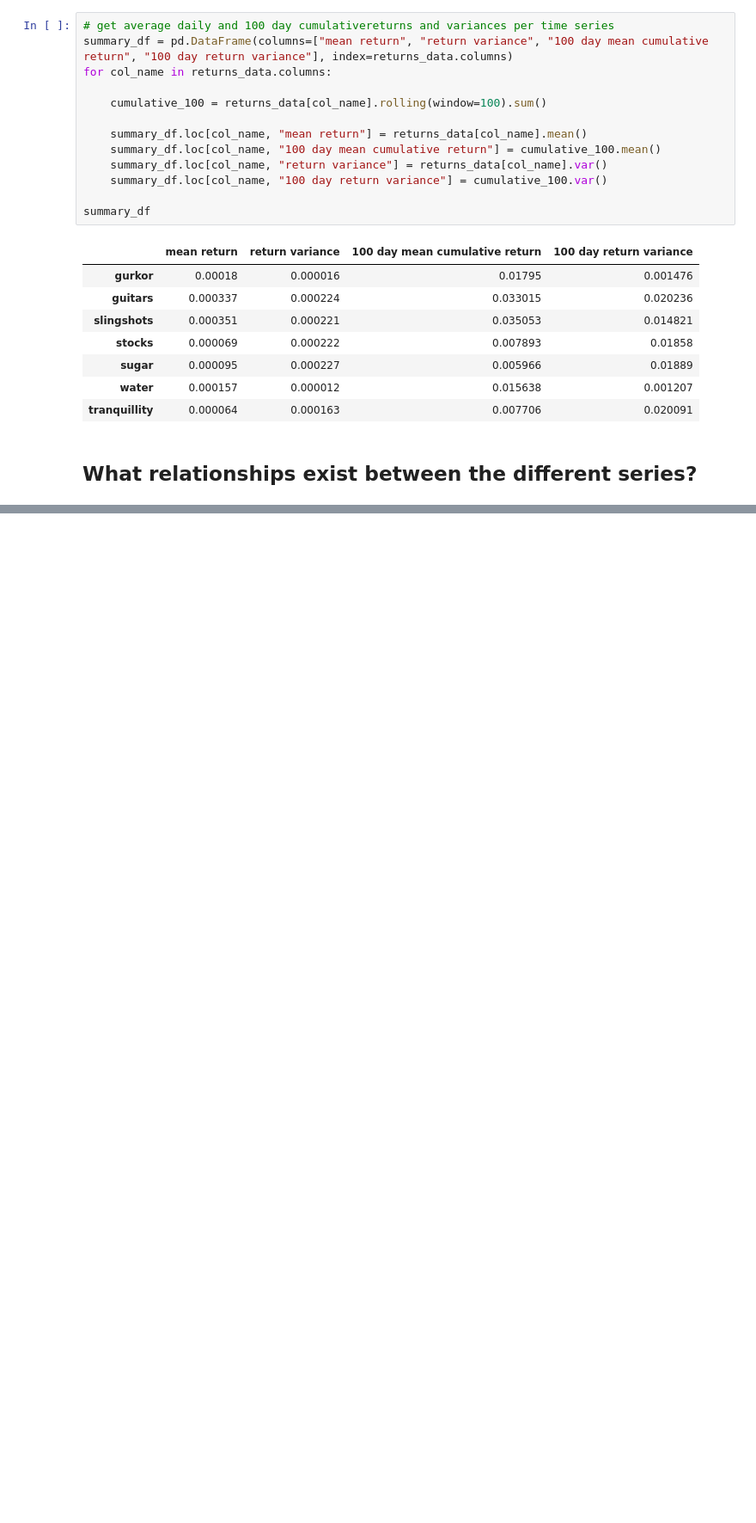
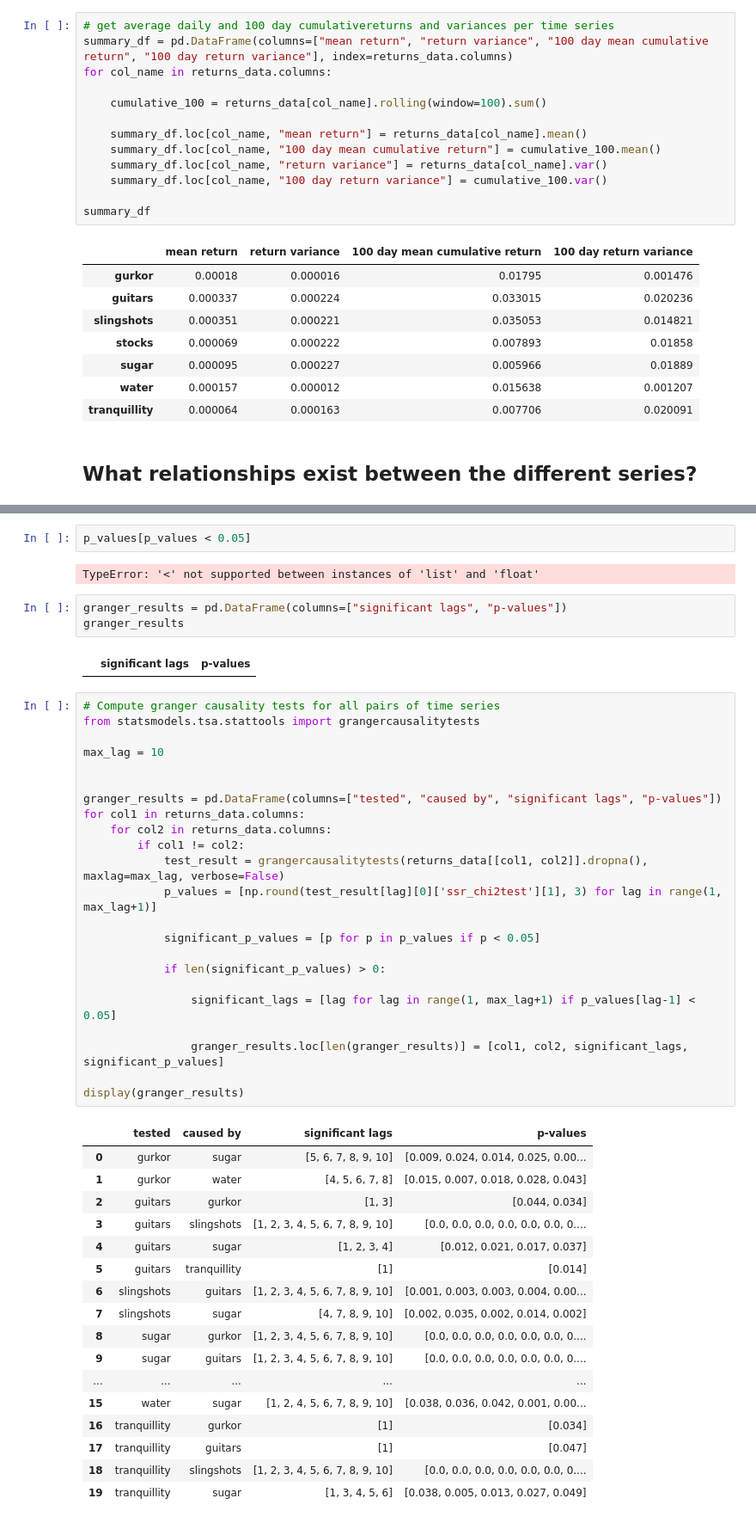
Before and after one commit to luprader/project_FTS, a Jupyter notebook: notebooks/task1_lukas.ipynb, the cells around one changed output, grey strips where cells are left out. Shown at 86% size. Cells and saved outputs as stored; diff of their text form; blank space fills up the shorter version.

```diff
--- a/notebooks/task1_lukas.ipynb
+++ b/notebooks/task1_lukas.ipynb
@@ -262,0 +299,50 @@ summary_df
+# %%
+p_values[p_values < 0.05]
+# %% [output]
+TypeError: '<' not supported between instances of 'list' and 'float'
+# %%
+granger_results = pd.DataFrame(columns=["significant lags", "p-values"])
+granger_results
+# %% [output]
+|  | significant lags | p-values |
+# %%
+# Compute granger causality tests for all pairs of time series
+from statsmodels.tsa.stattools import grangercausalitytests
+
+max_lag = 10
+
+
+granger_results = pd.DataFrame(columns=["tested", "caused by", "significant lags", "p-values"])
+for col1 in returns_data.columns:
+    for col2 in returns_data.columns:
+        if col1 != col2:
+            test_result = grangercausalitytests(returns_data[[col1, col2]].dropna(), maxlag=max_lag, verbose=False)
+            p_values = [np.round(test_result[lag][0]['ssr_chi2test'][1], 3) for lag in range(1, max_lag+1)]
+
+            significant_p_values = [p for p in p_values if p < 0.05]
+
+            if len(significant_p_values) > 0:
+
+                significant_lags = [lag for lag in range(1, max_lag+1) if p_values[lag-1] < 0.05]
+
+                granger_results.loc[len(granger_results)] = [col1, col2, significant_lags, significant_p_values]
+
+display(granger_results)
+# %% [output]
+|  | tested | caused by | significant lags | p-values |
+| 0 | gurkor | sugar | [5, 6, 7, 8, 9, 10] | [0.009, 0.024, 0.014, 0.025, 0.00... |
+| 1 | gurkor | water | [4, 5, 6, 7, 8] | [0.015, 0.007, 0.018, 0.028, 0.043] |
+| 2 | guitars | gurkor | [1, 3] | [0.044, 0.034] |
+| 3 | guitars | slingshots | [1, 2, 3, 4, 5, 6, 7, 8, 9, 10] | [0.0, 0.0, 0.0, 0.0, 0.0, 0.0, 0.... |
+| 4 | guitars | sugar | [1, 2, 3, 4] | [0.012, 0.021, 0.017, 0.037] |
+| 5 | guitars | tranquillity | [1] | [0.014] |
+| 6 | slingshots | guitars | [1, 2, 3, 4, 5, 6, 7, 8, 9, 10] | [0.001, 0.003, 0.003, 0.004, 0.00... |
+| 7 | slingshots | sugar | [4, 7, 8, 9, 10] | [0.002, 0.035, 0.002, 0.014, 0.002] |
+| 8 | sugar | gurkor | [1, 2, 3, 4, 5, 6, 7, 8, 9, 10] | [0.0, 0.0, 0.0, 0.0, 0.0, 0.0, 0.... |
+| 9 | sugar | guitars | [1, 2, 3, 4, 5, 6, 7, 8, 9, 10] | [0.0, 0.0, 0.0, 0.0, 0.0, 0.0, 0.... |
+| ... | ... | ... | ... | ... |
+| 15 | water | sugar | [1, 2, 4, 5, 6, 7, 8, 9, 10] | [0.038, 0.036, 0.042, 0.001, 0.00... |
+| 16 | tranquillity | gurkor | [1] | [0.034] |
+| 17 | tranquillity | guitars | [1] | [0.047] |
+| 18 | tranquillity | slingshots | [1, 2, 3, 4, 5, 6, 7, 8, 9, 10] | [0.0, 0.0, 0.0, 0.0, 0.0, 0.0, 0.... |
+| 19 | tranquillity | sugar | [1, 3, 4, 5, 6] | [0.038, 0.005, 0.013, 0.027, 0.049] |
```
Also changed, not shown: parts of 4 cells of this notebook, 2 other files.
